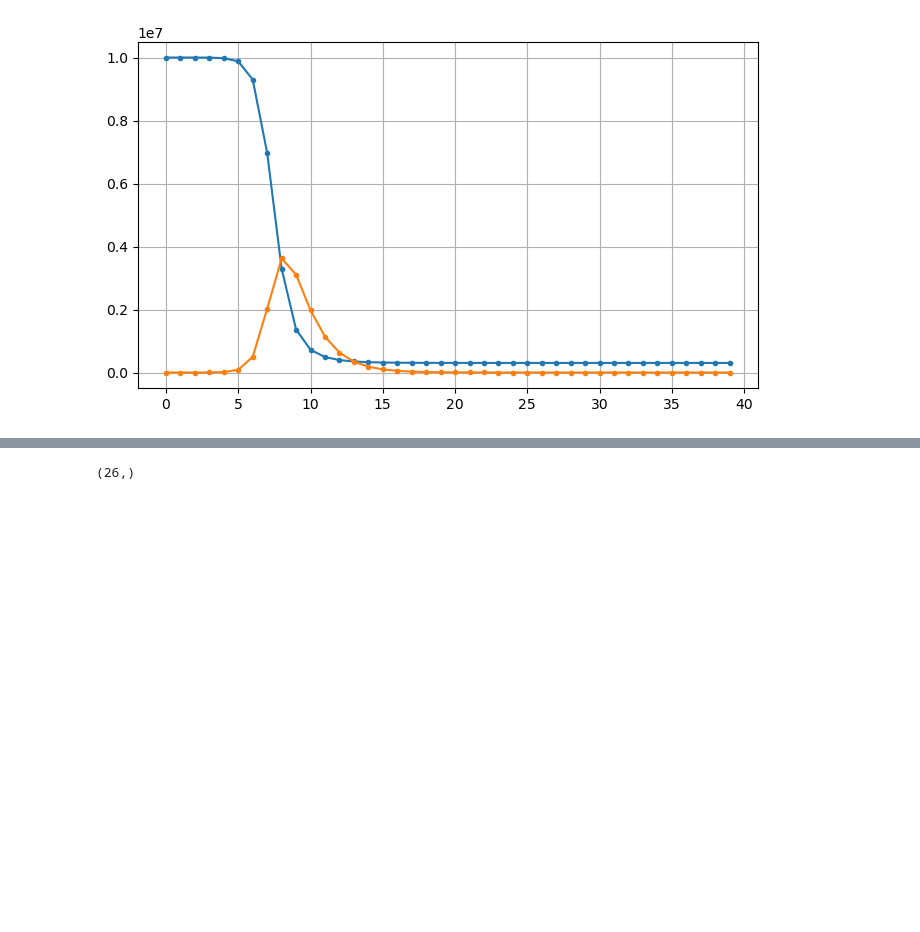
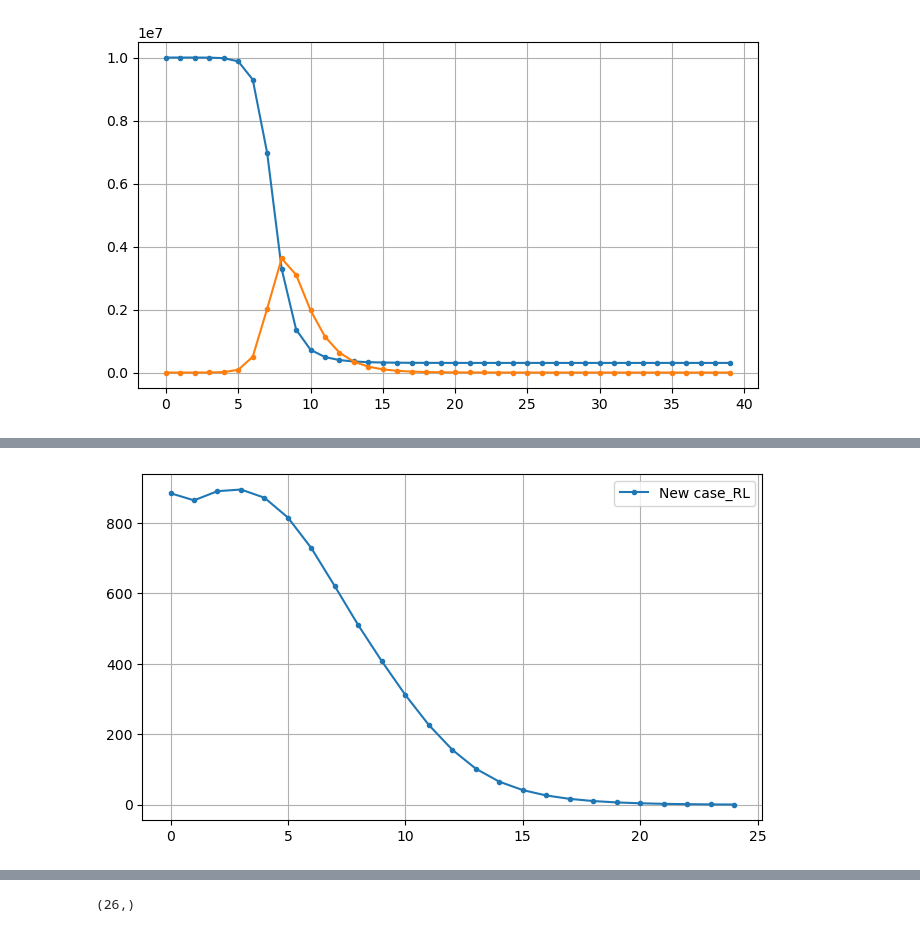
Before and after one commit to yoon-gu/ezlab-rl, a Jupyter notebook: npirl/dqn/7sir_sol.ipynb, the cells around one changed output, grey strips where cells are left out. Cells and saved outputs as stored; diff of their text form; code cells hidden in the pictures; blank space fills up the shorter version.

```diff
--- a/npirl/dqn/7sir_sol.ipynb
+++ b/npirl/dqn/7sir_sol.ipynb
@@ -721,0 +839,91 @@ plt.plot(SI)
+# %%
+plt.clf()
+plt.plot(new_inf[1:26], '.-',label='New case_RL')
+plt.legend()
+plt.grid()
+plt.show()
+
+plt.clf()
+plt.plot(SI[1:26], '.-',label='SI_RL')
+plt.legend()
+plt.grid()
+plt.show()
+
+plt.clf()
+#plt.plot(range(25), F[:25], '.-',label='F', linestyle='dashed')
+plt.plot(F[1:26], '.-',label='F_RL')
+plt.legend()
+plt.grid()
+plt.show()
+
+plt.clf()
+#plt.plot(range(26), I, '.-',label='I', linestyle='dashed')
+plt.plot(I,'.-',label = 'I_RL')
+plt.legend()
+plt.grid()
+plt.show()
+
+plt.clf()
+#plt.plot(range(26), I, '.-',label='I', linestyle='dashed')
+plt.plot(S,'.-',label = 'S_RL')
+plt.legend()
+plt.grid()
+plt.show()
+
+plt.clf()
+#plt.plot(range(26), I, '.-',label='I', linestyle='dashed')
+plt.plot(E,'.-',label = 'E_RL')
+plt.legend()
+plt.grid()
+plt.show()
+
+plt.clf()
+#plt.plot(range(26), I, '.-',label='I', linestyle='dashed')
+plt.plot(H,'.-',label = 'H_RL')
+plt.legend()
+plt.grid()
+plt.show()
+
+plt.clf()
+#plt.plot(range(26), I, '.-',label='I', linestyle='dashed')
+plt.plot(V1,'.-',label = 'V1_RL')
+plt.legend()
+plt.grid()
+plt.show()
+
+plt.clf()
+#plt.plot(range(26), I, '.-',label='I', linestyle='dashed')
+plt.plot(V2,'.-',label = 'V2_RL')
+plt.legend()
+plt.grid()
+plt.show()
+
+plt.clf()
+#plt.plot(range(26), I, '.-',label='I', linestyle='dashed')
+plt.plot(EV1,'.-',label = 'EV1_RL')
+plt.legend()
+plt.grid()
+plt.show()
+
+plt.clf()
+#plt.plot(range(26), I, '.-',label='I', linestyle='dashed')
+plt.plot(EV2,'.-',label = 'EV2_RL')
+plt.legend()
+plt.grid()
+plt.show()
+
+plt.clf()
+#plt.plot(range(26), I, '.-',label='I', linestyle='dashed')
+plt.plot(IV1,'.-',label = 'IV1_RL')
+plt.legend()
+plt.grid()
+plt.show()
+
+plt.clf()
+#plt.plot(range(26), I, '.-',label='I', linestyle='dashed')
+plt.plot(IV2,'.-',label = 'IV2_RL')
+plt.legend()
+plt.grid()
+plt.show()
+# %% [output]
+[figure, added]
```
Also changed, not shown: parts of 11 cells of this notebook, 5 other files.
